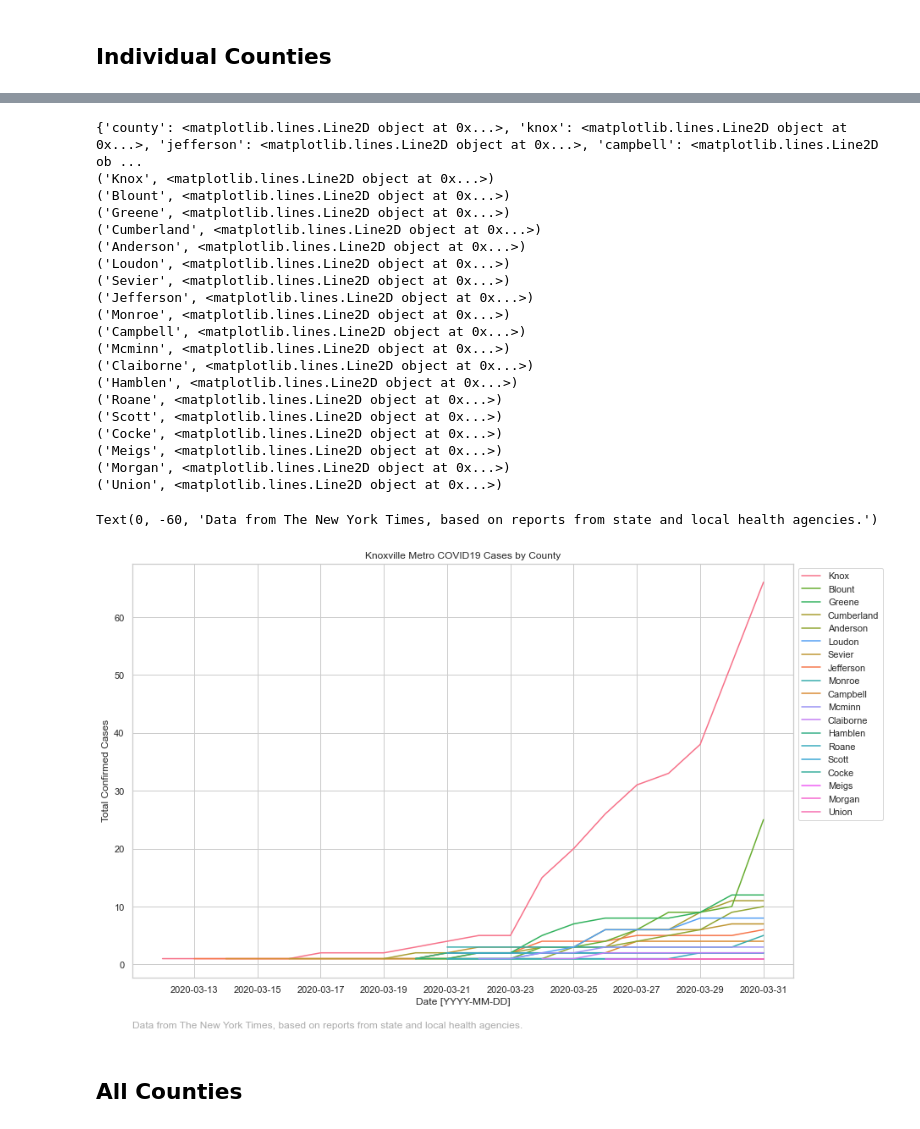
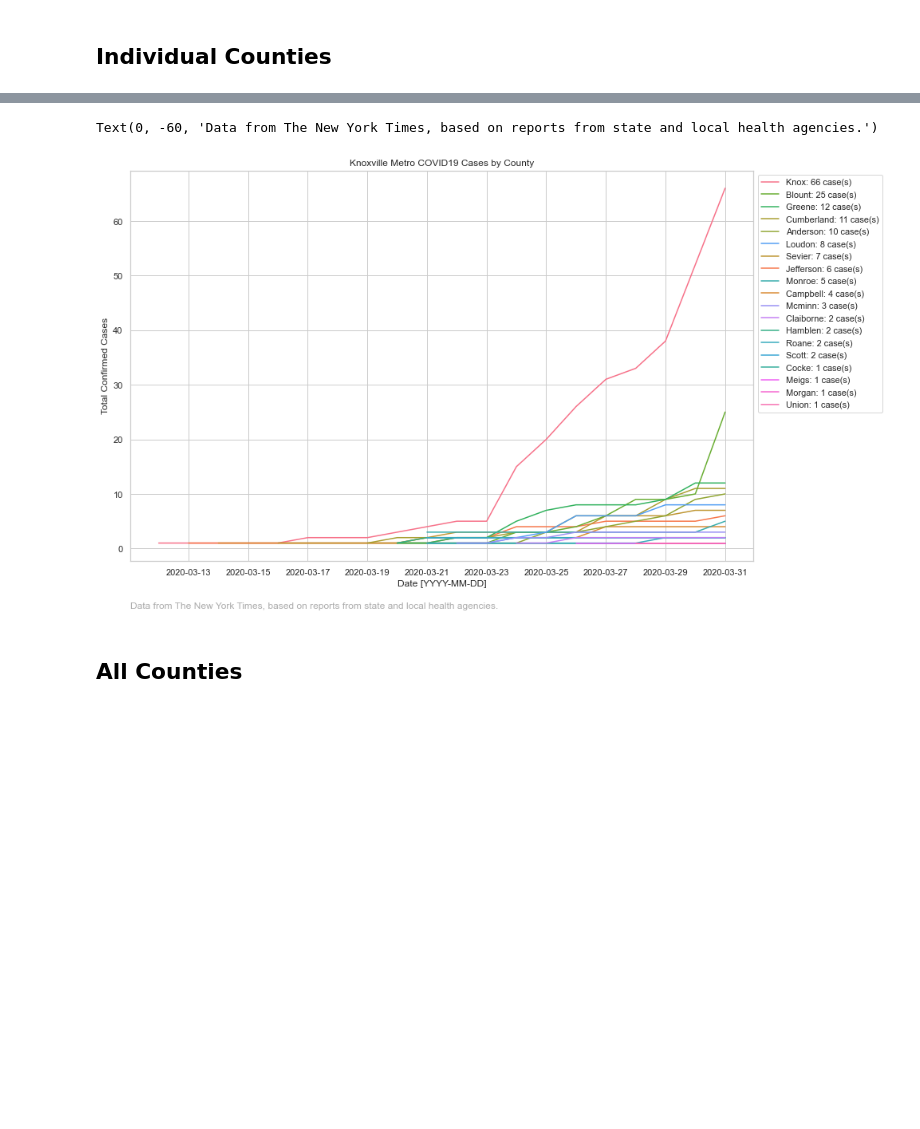
Before and after one commit to kcavagnolo/knx-covid, a Jupyter notebook: analysis/knx_metro_covid.ipynb, the cells around one changed output, grey strips where cells are left out. Saved outputs shown, nothing was run; the diff lists cells and outputs as text; code cells hidden in the pictures; blank space fills up the shorter version.

```diff
--- a/analysis/knx_metro_covid.ipynb
+++ b/analysis/knx_metro_covid.ipynb
@@ -100,5 +100,5 @@ knx_df.head()
 # %% [markdown]
 ## Individual Counties
 # %%
-latest = knx_df[knx_df['date'] == knx_df['date'].max()].sort_values(by=['cases'], ascending=False)['county']
-latest = [x.lower() for x in latest.unique()]
+latest = knx_df[knx_df['date'] == knx_df['date'].max()].sort_values(by=['cases'], ascending=False)
+latest = zip([x.lower() for x in latest['county'].unique()], [x for x in latest['cases']])
@@ -125,53 +105,33 @@ latest = [x.lower() for x in latest.unique()]
 # %%
 # plot cases per county per day
 plt.figure(figsize=(14, 9))
 fig = sns.lineplot(x='date',
                    y='cases',
                    hue='county',
                    markers=True,
                    dashes=False,
                    data=knx_df)
 handles, labels = fig.get_legend_handles_labels()
 legend_entries = {}
 for lh in zip(labels, handles):
     legend_entries[lh[0].lower()] = lh[1]
 labels = []
 handles = []
 for c in latest:
-    labels.append(c.capitalize())
-    handles.append(legend_entries[c])
+    labels.append(c[0].capitalize() + ': {} case(s)'.format(c[1]))
+    handles.append(legend_entries[c[0]])
 plt.legend(handles, labels, bbox_to_anchor=(1, 1), loc=2)
 plt.xlabel('Date [YYYY-MM-DD]')
 plt.ylabel('Total Confirmed Cases')
 plt.title('Knoxville Metro COVID19 Cases by County')
 attribution = 'Data from The New York Times, based on reports from state and local health agencies.'
 plt.annotate(attribution, (0, 0), (0, -60),
              xycoords='axes fraction',
              textcoords='offset points',
              fontsize=12, color='#000000', alpha=0.33)
 # %% [output]
-{'county': <matplotlib.lines.Line2D object at 0x...>, 'knox': <matplotlib.lines.Line2D object at 0x...>, 'jefferson': <matplotlib.lines.Line2D object at 0x...>, 'campbell': <matplotlib.lines.Line2D ob ...
-('Knox', <matplotlib.lines.Line2D object at 0x...>)
-('Blount', <matplotlib.lines.Line2D object at 0x...>)
-('Greene', <matplotlib.lines.Line2D object at 0x...>)
-('Cumberland', <matplotlib.lines.Line2D object at 0x...>)
-('Anderson', <matplotlib.lines.Line2D object at 0x...>)
-('Loudon', <matplotlib.lines.Line2D object at 0x...>)
-('Sevier', <matplotlib.lines.Line2D object at 0x...>)
-('Jefferson', <matplotlib.lines.Line2D object at 0x...>)
-('Monroe', <matplotlib.lines.Line2D object at 0x...>)
-('Campbell', <matplotlib.lines.Line2D object at 0x...>)
-('Mcminn', <matplotlib.lines.Line2D object at 0x...>)
-('Claiborne', <matplotlib.lines.Line2D object at 0x...>)
-('Hamblen', <matplotlib.lines.Line2D object at 0x...>)
-('Roane', <matplotlib.lines.Line2D object at 0x...>)
-('Scott', <matplotlib.lines.Line2D object at 0x...>)
-('Cocke', <matplotlib.lines.Line2D object at 0x...>)
-('Meigs', <matplotlib.lines.Line2D object at 0x...>)
-('Morgan', <matplotlib.lines.Line2D object at 0x...>)
-('Union', <matplotlib.lines.Line2D object at 0x...>)
+Text(0, -60, 'Data from The New York Times, based on reports from state and local health agencies.')
-Text(0, -60, 'Data from The New York Times, based on reports from state and local health agencies.')
-[figure, old version]
+[figure, new version]
 # %% [markdown]
 ## All Counties
 # %%
```
Also changed, not shown: parts of 1 cell of this notebook, 7 other files.
